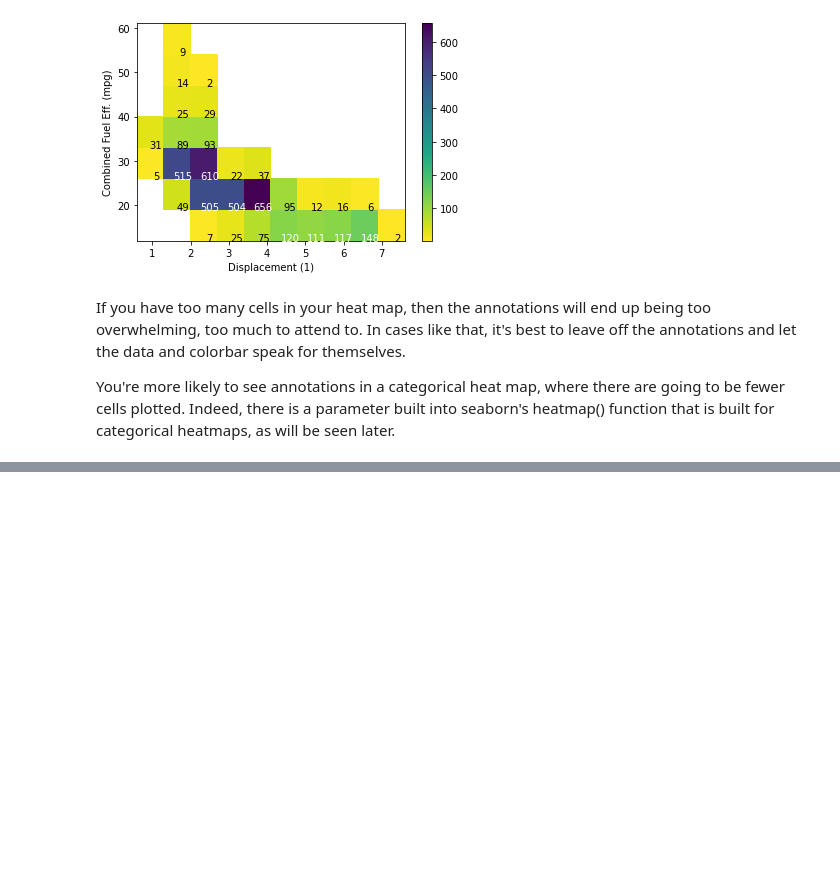
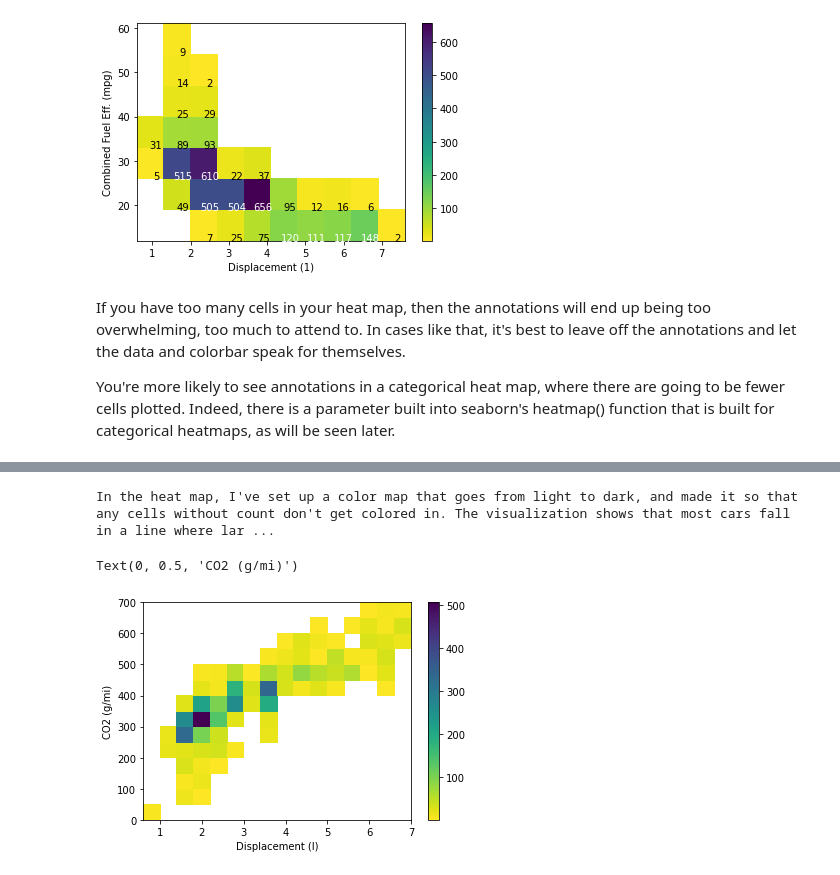
Before and after one commit to hassan-halim/data_visualization, a Jupyter notebook: bivariate_lesson_01.ipynb, the cells around one changed output, grey strips where cells are left out. Cells and saved outputs as stored; diff of their text form; code cells hidden in the pictures; blank space fills up the shorter version.

```diff
--- a/bivariate_lesson_01.ipynb
+++ b/bivariate_lesson_01.ipynb
@@ -221,0 +239,11 @@ You're more likely to see annotations in a categorical heat map, where there are
+# %%
+    sol_string = ["Most of the data falls in a large blob between 10 and 30 mpg city",
+                  "and 20 to 40 mpg highway. Some transparency is added via 'alpha'",
+                  "to show the concentration of data. Interestingly, for most cars",
+                  "highway mileage is clearly higher than city mileage, but for those",
+                  "cars with city mileage above about 30 mpg, the distinction is less",
+                  "pronounced. In fact, most cars above 45 mpg city have better",
+                  "city mileage than highway mileage, contrary to the main trend. It",
+                  "might be good to call out this trend by adding a diagonal line to",
+                  "the figure using the `plot` function. (See the solution file for that code!)"]
+    print((" ").join(sol_string))
@@ -221,0 +275,27 @@ You're more likely to see annotations in a categorical heat map, where there are
+# %%
+    """
+    Solution for Question 2 in scatterplot practice: create a heat map of
+    engine displacement vs. co2 production.
+    """
+    sol_string = ["In the heat map, I've set up a color map that goes from light",
+                  "to dark, and made it so that any cells without count don't get",
+                  "colored in. The visualization shows that most cars fall in a",
+                  "line where larger engine sizes correlate with higher emissions.",
+                  "The trend is somewhat broken by those cars with the lowest emissions,",
+                  "which still have engine sizes shared by most cars (between 1 and 3 liters)."]
+    print((" ").join(sol_string))
+
+    # data setup
+    #fuel_econ = pd.read_csv('./data/fuel_econ.csv')
+
+    bins_x = np.arange(0.6, fuel_econ['displ'].max()+0.4, 0.4)
+    bins_y = np.arange(0, fuel_econ['co2'].max()+50, 50)
+    plt.hist2d(data = fuel_econ, x = 'displ', y = 'co2', bins = [bins_x, bins_y],
+               cmap = 'viridis_r', cmin = 0.5)
+    plt.colorbar()
+    plt.xlabel('Displacement (l)')
+    plt.ylabel('CO2 (g/mi)')
+# %% [output]
+In the heat map, I've set up a color map that goes from light to dark, and made it so that any cells without count don't get colored in. The visualization shows that most cars fall in a line where lar ...
+Text(0, 0.5, 'CO2 (g/mi)')
+[figure, added]
```
Also changed, not shown: parts of 52 cells of this notebook.
